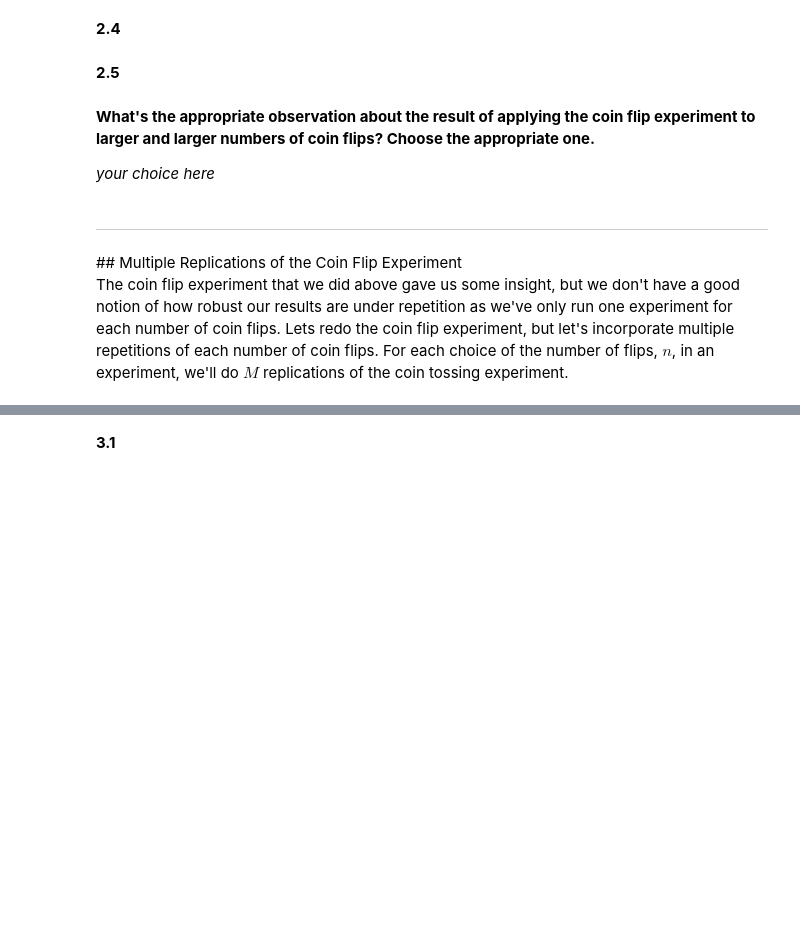
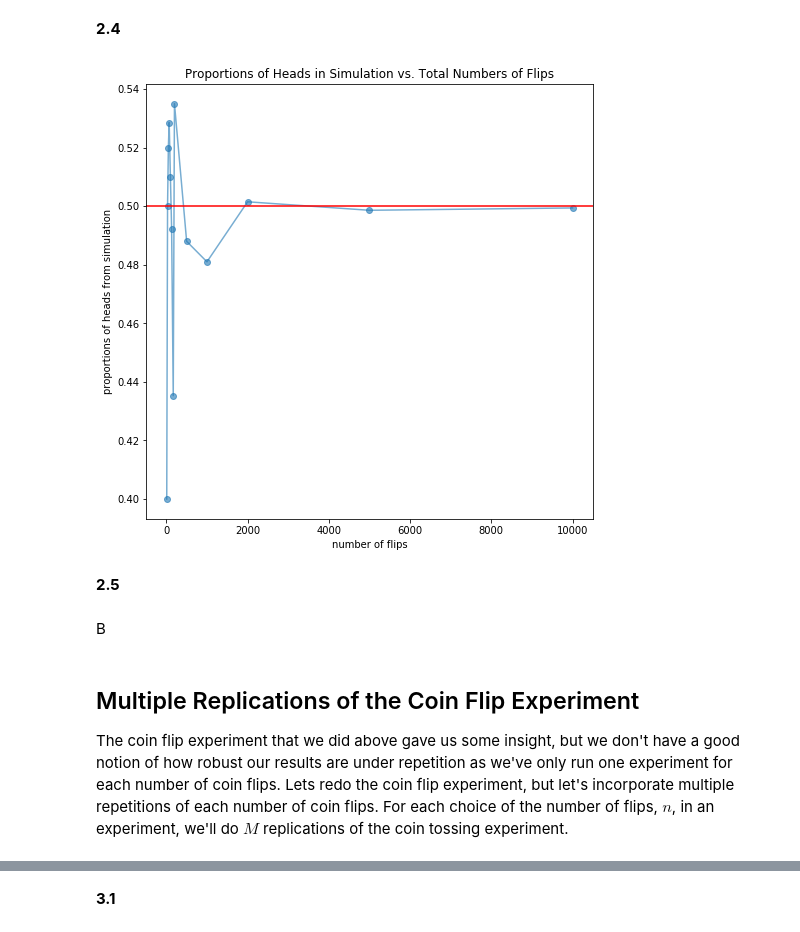
Before and after one commit to xingstar97/Harvard_CS109, a Jupyter notebook: hw0/cs109a_hw0.ipynb, the cells around one changed output, grey strips where cells are left out. Cells and saved outputs as stored; diff of their text form; code cells hidden in the pictures; blank space fills up the shorter version.

```diff
--- a/hw0/cs109a_hw0.ipynb
+++ b/hw0/cs109a_hw0.ipynb
@@ -159,2 +320,14 @@ n_flips = [10, 30, 50, 70, 100, 130, 170, 200, 500, 1000, 2000, 5000, 10000]
+# %%
+def run_trials(n_flips: list) -> list:
+    '''Run one replication of coin flip experiment for each element in trials.
+
+       Args:
+           n_flips: List of numbers to use as coin flip experiment sizes.
+
+       Returns:
+           A list of the proportions of heads observed in each coin flip experiment.
+    '''
+
+    return([np.sum(throw_a_coin(j) == 'H')/np.float(j) for j in n_flips])
 # %%
 proportions = run_trials(n_flips)
@@ -167,11 +351,24 @@ NameError: name 'run_trials' is not defined
+# %%
+def plot_trials(ax, trials, proportions):
+
+    ax.plot(trials, proportions, 'o-', alpha=0.6);
+    ax.axhline(0.5, 0, 1, color='r');
+    ax.set_xlabel('number of flips');
+    ax.set_ylabel('proportions of heads from simulation');
+    ax.set_title('Proportions of Heads in Simulation vs. Total Numbers of Flips');
+
+    return ax
+# %%
+fig, ax = plt.subplots(figsize=(8,8))
+
+plot_trials(ax, n_flips, proportions);
+# %% [output]
+[figure, added]
 # %% [markdown]
 **2.5**
-# %% [markdown]
-**What's the appropriate observation about the result of applying the coin flip experiment to larger and larger numbers of coin flips?  Choose the appropriate one.**
-
-*your choice here*
+# %% [markdown]
+B
 # %% [markdown]
-<hr style='height:1px'>
 ## Multiple Replications of the Coin Flip Experiment
 
 The coin flip experiment that we did above gave us some insight, but we don't have a good notion of how robust our results are under repetition as we've only run one experiment for each number of coin flips. Lets redo the coin flip experiment, but let's incorporate multiple repetitions of each number of coin flips. For each choice of the number of flips,  $n$, in an experiment, we'll do $M$ replications of the coin tossing experiment.
```
Also changed, not shown: parts of 91 cells of this notebook, 13 other files.
